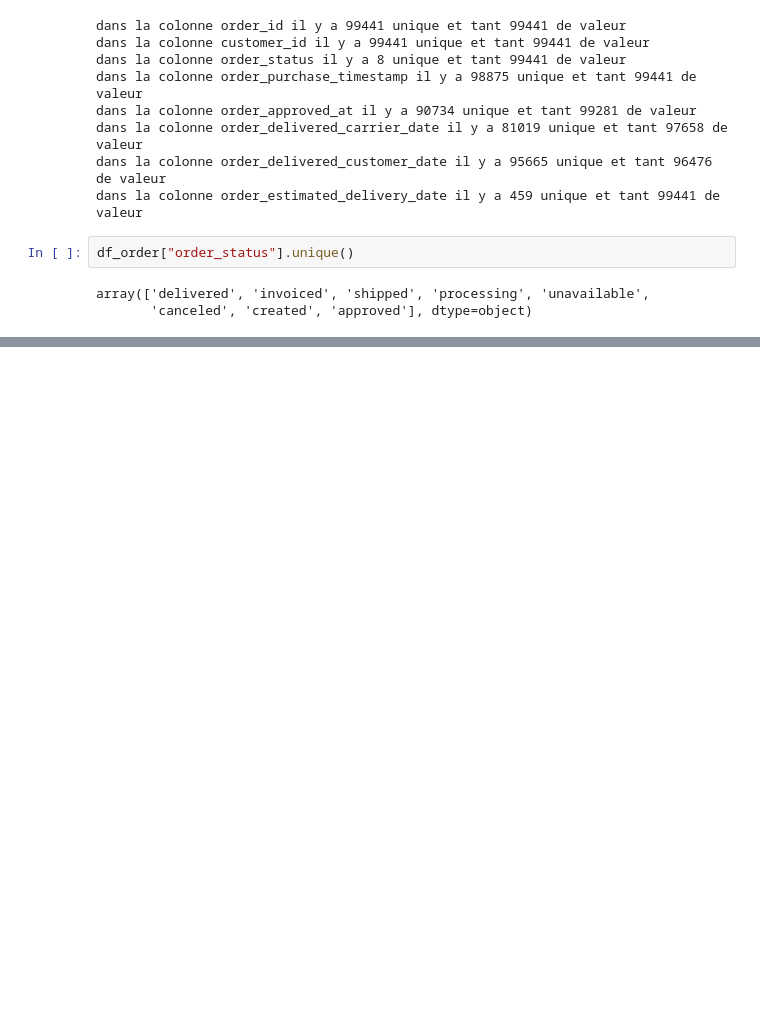
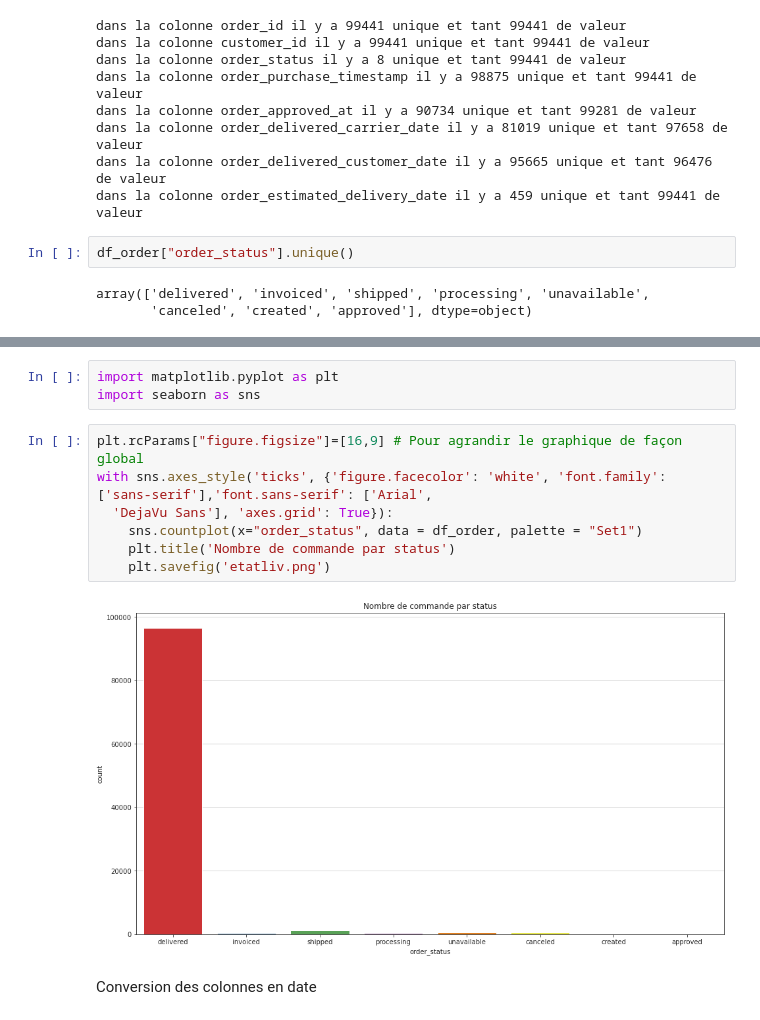
Before and after one commit to GSoulat/Dev-IA, a Jupyter notebook: EXERCICE/OLIST - SEGMENTATION/ANALYSE PHASE 1/df_order.ipynb, the cells around one changed output, grey strips where cells are left out. Saved outputs shown, nothing was run; the diff lists cells and outputs as text; blank space fills up the shorter version.

```diff
--- a/EXERCICE/OLIST - SEGMENTATION/ANALYSE PHASE 1/df_order.ipynb
+++ b/EXERCICE/OLIST - SEGMENTATION/ANALYSE PHASE 1/df_order.ipynb
@@ -96,0 +113,14 @@ etat de la commande : approved et nombre de ligne en cours 2
+# %%
+import matplotlib.pyplot as plt
+import seaborn as sns
+# %%
+plt.rcParams["figure.figsize"]=[16,9] # Pour agrandir le graphique de façon global
+with sns.axes_style('ticks', {'figure.facecolor': 'white', 'font.family': ['sans-serif'],'font.sans-serif': ['Arial',
+  'DejaVu Sans'], 'axes.grid': True}):
+    sns.countplot(x="order_status", data = df_order, palette = "Set1")
+    plt.title('Nombre de commande par status')
+    plt.savefig('etatliv.png')
+# %% [output]
+[figure, added]
+# %% [markdown]
+Conversion des colonnes en date
```
Also changed, not shown: parts of 24 cells of this notebook, 16 other files.
